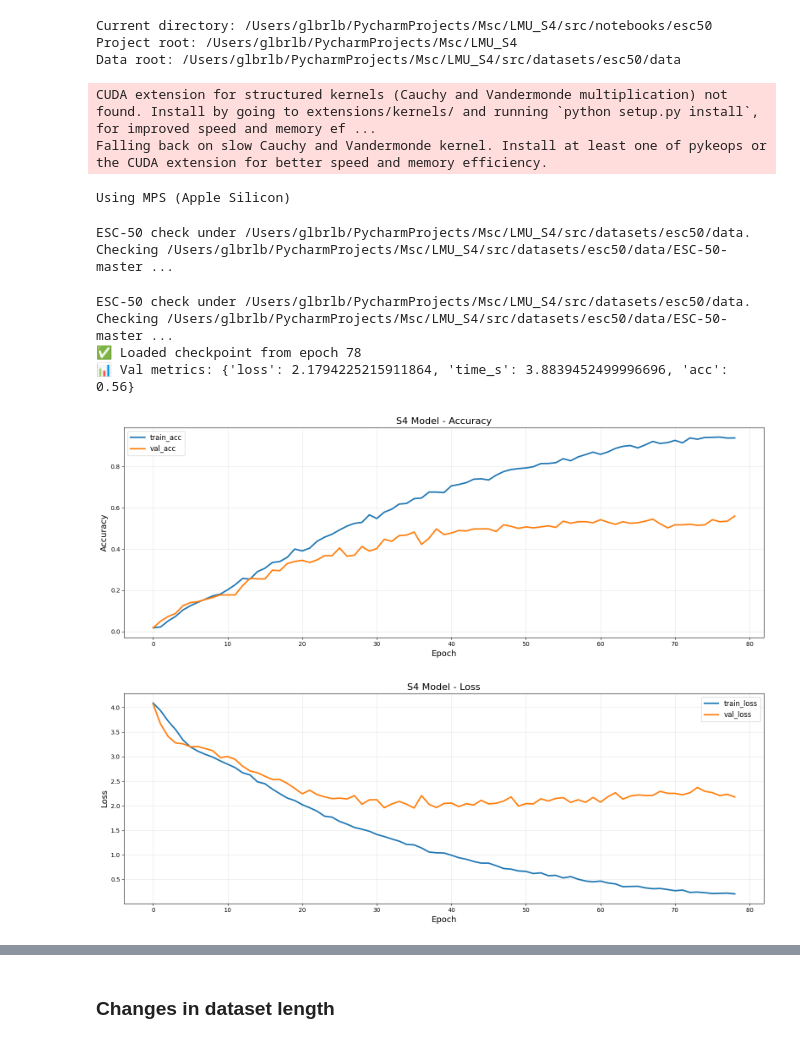
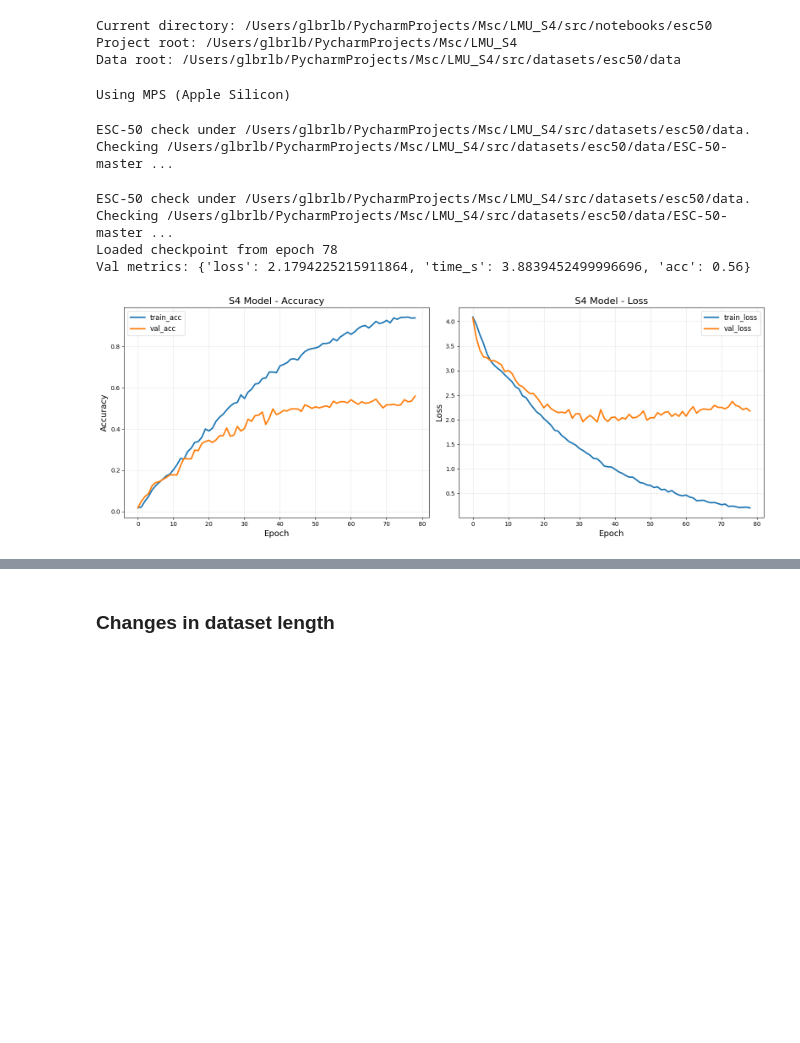
Before and after one commit to galbar8/LMU_S4, a Jupyter notebook: src/notebooks/esc50/esc50_s4_training.ipynb, the cells around one changed output, grey strips where cells are left out. Cells and saved outputs as stored; diff of their text form; code cells hidden in the pictures; blank space fills up the shorter version.

```diff
--- a/src/notebooks/esc50/esc50_s4_training.ipynb
+++ b/src/notebooks/esc50/esc50_s4_training.ipynb
@@ -20,50 +20,9 @@ Current directory: /Users/glbrlb/PycharmProjects/Msc/LMU_S4/src/notebooks/esc50
 Project root: /Users/glbrlb/PycharmProjects/Msc/LMU_S4
 Data root: /Users/glbrlb/PycharmProjects/Msc/LMU_S4/src/datasets/esc50/data
 # %%
-from src.models.v2.build_model import BlockConfig
 from esc50_task import ESC50Task
-
-
-def create_block_cfg_ctor(
-    core: str,
-    dropout: float,
-    mlp_ratio: float,
-    droppath_final: float,
-    layerscale_init: float,
-    residual_gain: float,
-    pool: str,
-    # S4-specific params
-    d_state: int = 128,
-    channels: int = 4,
-    bidirectional: bool = True,
-    mode: str = 's4d',
-    dt_min: float = 0.001,
-    dt_max: float = 0.1,
-):
-    """Create a block config constructor with the given hyperparameters."""
-
-    def block_cfg_ctor(theta: int) -> BlockConfig:
-        return BlockConfig(
-            kind=core,
-            # S4 parameters
-            d_state=d_state,
-            channels=channels,
-            bidirectional=bidirectional,
-            mode=mode,
-            dt_min=dt_min,
-            dt_max=dt_max,
-            # Common parameters
-            dropout=dropout,
-            mlp_ratio=mlp_ratio,
-            droppath_final=droppath_final,
-            layerscale_init=layerscale_init,
-            residual_gain=residual_gain,
-            pool=pool,
-        )
-    return block_cfg_ctor
+from src.train_utils.trainer import Trainer
+from src.utils.block_factory import make_s4_block_cfg_ctor
-# %% [output]
-CUDA extension for structured kernels (Cauchy and Vandermonde multiplication) not found. Install by going to extensions/kernels/ and running `python setup.py install`, for improved speed and memory ef ...
-Falling back on slow Cauchy and Vandermonde kernel. Install at least one of pykeops or the CUDA extension for better speed and memory efficiency.
 # %%
 """Configuration"""
 import torch
@@ -108,7 +67,6 @@ args: Dict[str, Any] = {
     "pool": "mean",
 
     # S4-specific parameters - Optimized for MPS
-    "core": "s4",
     "d_state": 64,
     "channels": 2,
     "bidirectional": False,  # Disabled to save memory
@@ -117,8 +75,7 @@ args: Dict[str, Any] = {
     "dt_max": 0.1,
 }
 
-args["block_cfg_ctor"] = create_block_cfg_ctor(
-    core=args["core"],
+args["block_cfg_ctor"] = make_s4_block_cfg_ctor(
     dropout=args["dropout"],
     mlp_ratio=args["mlp_ratio"],
     droppath_final=args["droppath_final"],
@@ -162,23 +118,22 @@ best_metric, ckpt_path = trainer.fit()
 print(f"✅ Done. Best {trainer.early_key}={best_metric:.4f} @ {ckpt_path}")
 # %%
 """Visualize training history"""
-from esc50_eval import plot_training_history
+from src.utils.visualization import plot_classification_history
 from src.utils.checkpoint import load_trainer_from_checkpoint
 
 # Load trainer only for visualizing training history
 trainer = load_trainer_from_checkpoint(
     checkpoint_path=args["save_dir"] + "/best.pt",
     args=args,
     task=ESC50Task(),
 )
 
-plot_training_history(trainer, model_name="S4")
+plot_classification_history(trainer.history, model_name="S4")
 # %% [output]
 ESC-50 check under /Users/glbrlb/PycharmProjects/Msc/LMU_S4/src/datasets/esc50/data. Checking /Users/glbrlb/PycharmProjects/Msc/LMU_S4/src/datasets/esc50/data/ESC-50-master ...
 ESC-50 check under /Users/glbrlb/PycharmProjects/Msc/LMU_S4/src/datasets/esc50/data. Checking /Users/glbrlb/PycharmProjects/Msc/LMU_S4/src/datasets/esc50/data/ESC-50-master ...
-✅ Loaded checkpoint from epoch 78
-📊 Val metrics: {'loss': 2.1794225215911864, 'time_s': 3.8839452499996696, 'acc': 0.56}
+Loaded checkpoint from epoch 78
+Val metrics: {'loss': 2.1794225215911864, 'time_s': 3.8839452499996696, 'acc': 0.56}
-[figure, old version]
+[figure, new version]
-[figure, removed]
 # %%
 """Detailed evaluation with confusion matrix"""
```
Also changed, not shown: parts of 4 cells of this notebook, 29 other files.
